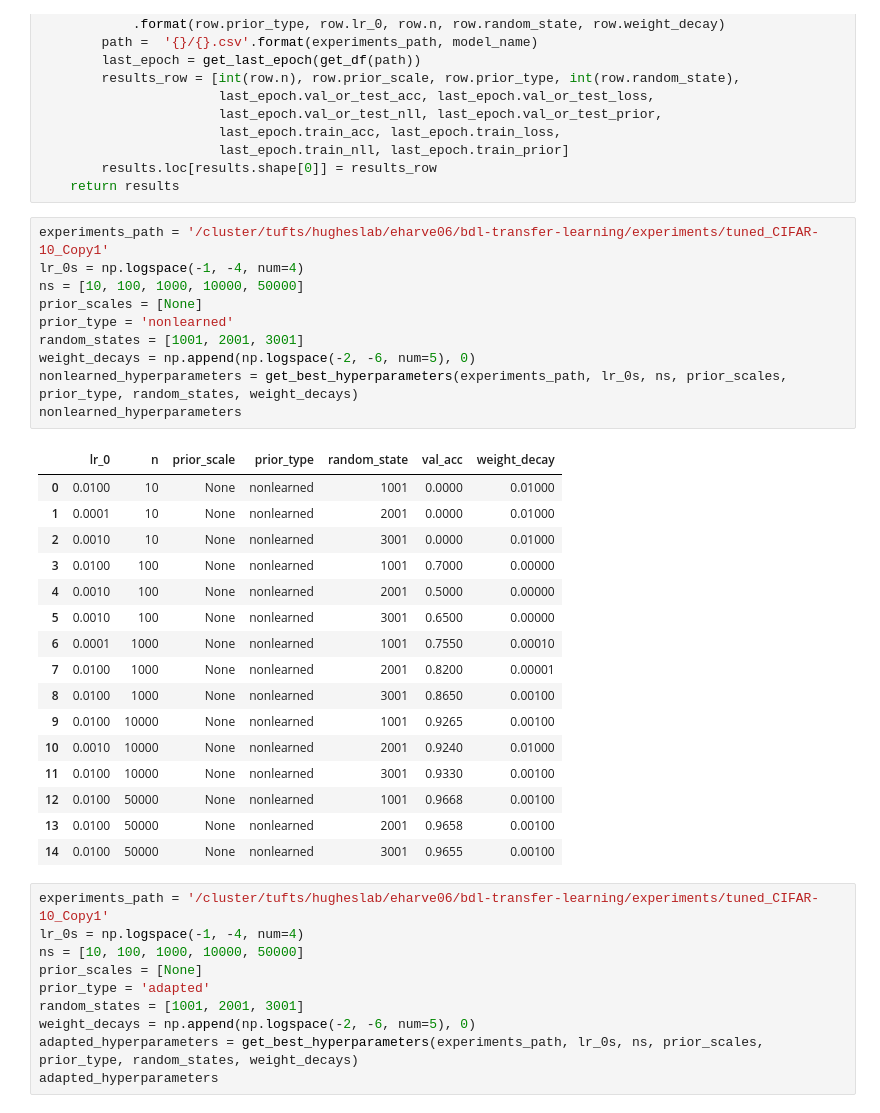
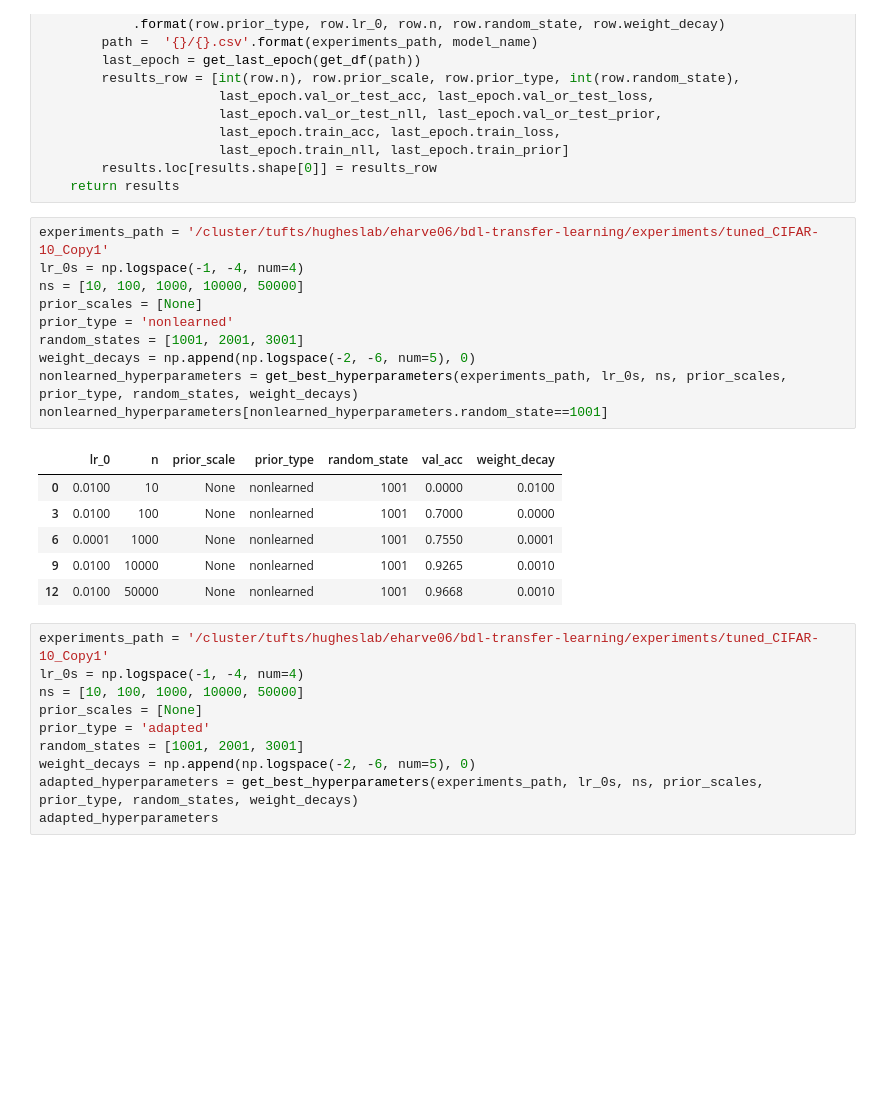
Before and after one commit to tufts-ml/bdl-transfer-learning, a Jupyter notebook: notebooks/Figure_4(a).ipynb, the cells around one changed output. Drawn from its saved outputs; the diff is of its cells as text; blank space fills up the shorter version.

```diff
--- a/notebooks/Figure_4(a).ipynb
+++ b/notebooks/Figure_4(a).ipynb
@@ -106,30 +114,20 @@ def get_results(df, experiments_path):
 # %%
 experiments_path = '/cluster/tufts/hugheslab/eharve06/bdl-transfer-learning/experiments/tuned_CIFAR-10_Copy1'
 lr_0s = np.logspace(-1, -4, num=4)
 ns = [10, 100, 1000, 10000, 50000]
 prior_scales = [None]
 prior_type = 'nonlearned'
 random_states = [1001, 2001, 3001]
 weight_decays = np.append(np.logspace(-2, -6, num=5), 0)
 nonlearned_hyperparameters = get_best_hyperparameters(experiments_path, lr_0s, ns, prior_scales, prior_type, random_states, weight_decays)
-nonlearned_hyperparameters
+nonlearned_hyperparameters[nonlearned_hyperparameters.random_state==1001]
 # %% [output]
 |  | lr_0 | n | prior_scale | prior_type | random_state | val_acc | weight_decay |
-| 0 | 0.0100 | 10 | None | nonlearned | 1001 | 0.0000 | 0.01000 |
-| 1 | 0.0001 | 10 | None | nonlearned | 2001 | 0.0000 | 0.01000 |
-| 2 | 0.0010 | 10 | None | nonlearned | 3001 | 0.0000 | 0.01000 |
-| 3 | 0.0100 | 100 | None | nonlearned | 1001 | 0.7000 | 0.00000 |
-| 4 | 0.0010 | 100 | None | nonlearned | 2001 | 0.5000 | 0.00000 |
-| 5 | 0.0010 | 100 | None | nonlearned | 3001 | 0.6500 | 0.00000 |
-| 6 | 0.0001 | 1000 | None | nonlearned | 1001 | 0.7550 | 0.00010 |
-| 7 | 0.0100 | 1000 | None | nonlearned | 2001 | 0.8200 | 0.00001 |
-| 8 | 0.0100 | 1000 | None | nonlearned | 3001 | 0.8650 | 0.00100 |
-| 9 | 0.0100 | 10000 | None | nonlearned | 1001 | 0.9265 | 0.00100 |
-| 10 | 0.0010 | 10000 | None | nonlearned | 2001 | 0.9240 | 0.01000 |
-| 11 | 0.0100 | 10000 | None | nonlearned | 3001 | 0.9330 | 0.00100 |
-| 12 | 0.0100 | 50000 | None | nonlearned | 1001 | 0.9668 | 0.00100 |
-| 13 | 0.0100 | 50000 | None | nonlearned | 2001 | 0.9658 | 0.00100 |
-| 14 | 0.0100 | 50000 | None | nonlearned | 3001 | 0.9655 | 0.00100 |
+| 0 | 0.0100 | 10 | None | nonlearned | 1001 | 0.0000 | 0.0100 |
+| 3 | 0.0100 | 100 | None | nonlearned | 1001 | 0.7000 | 0.0000 |
+| 6 | 0.0001 | 1000 | None | nonlearned | 1001 | 0.7550 | 0.0001 |
+| 9 | 0.0100 | 10000 | None | nonlearned | 1001 | 0.9265 | 0.0010 |
+| 12 | 0.0100 | 50000 | None | nonlearned | 1001 | 0.9668 | 0.0010 |
 # %%
 experiments_path = '/cluster/tufts/hugheslab/eharve06/bdl-transfer-learning/experiments/tuned_CIFAR-10_Copy1'
 lr_0s = np.logspace(-1, -4, num=4)
```
Also changed, not shown: parts of 7 cells of this notebook, 15 other files.
